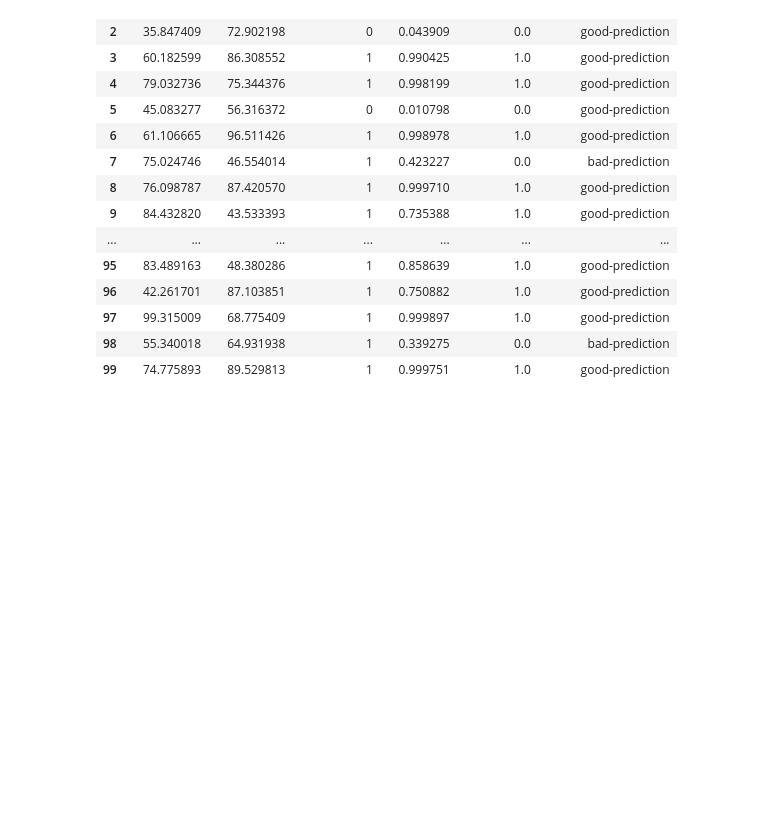
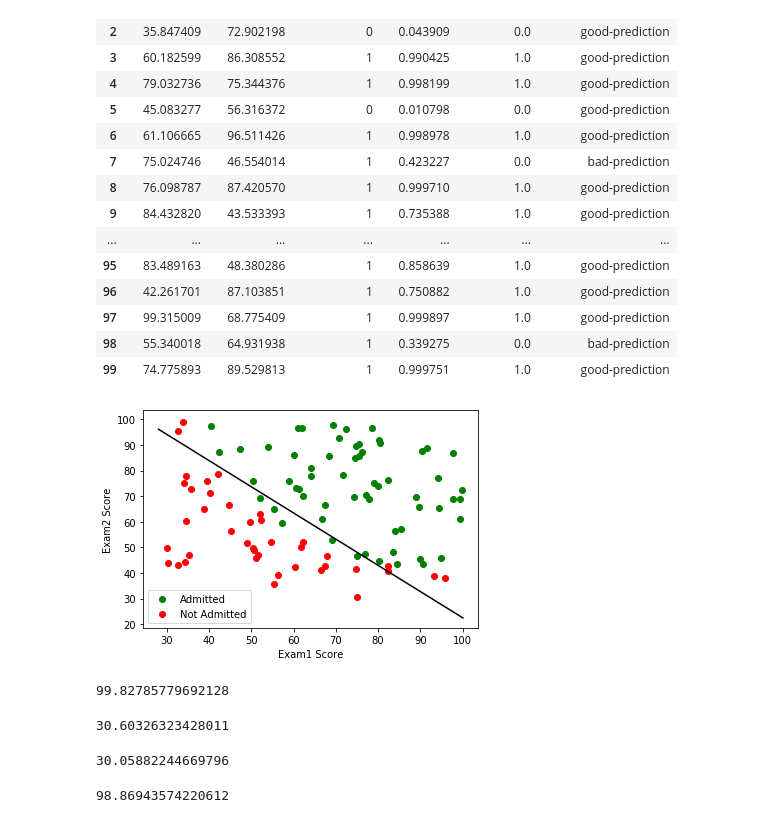
Before and after one commit to amitsuneja/MachineLeaning, a Jupyter notebook: AndrewNG/Week3/Excercise03/Week3_Excercise01_good.ipynb, the cells around one changed output. Drawn from its saved outputs; the diff is of its cells as text; code cells hidden in the pictures; blank space fills up the shorter version.

```diff
--- a/AndrewNG/Week3/Excercise03/Week3_Excercise01_good.ipynb
+++ b/AndrewNG/Week3/Excercise03/Week3_Excercise01_good.ipynb
@@ -111,3 +111,27 @@ df
 | 97 | 99.315009 | 68.775409 | 1 | 0.999897 | 1.0 | good-prediction |
 | 98 | 55.340018 | 64.931938 | 1 | 0.339275 | 0.0 | bad-prediction |
 | 99 | 74.775893 | 89.529813 | 1 | 0.999751 | 1.0 | good-prediction |
+# %%
+plt = plot_pass_fail(df_x_pass, df_x_fail)
+x1 = np.arange(  np.min(df["Exam1Score"]-2)  , np.max(df["Exam2Score"]+2)  )
+x2 = -(theta[0] + theta[1] * x1) / theta[2]
+plt.plot(x1, x2, c='k', label='reg line')
+plt.show()
+# %% [output]
+[figure, added]
+# %%
+np.max(df["Exam1Score"])
+# %% [output]
+99.82785779692128
+# %%
+np.min(df["Exam2Score"])
+# %% [output]
+30.60326323428011
+# %%
+np.min(df["Exam1Score"])
+# %% [output]
+30.05882244669796
+# %%
+np.max(df["Exam2Score"])
+# %% [output]
+98.86943574220612
```
Also changed, not shown: 1 other file.
